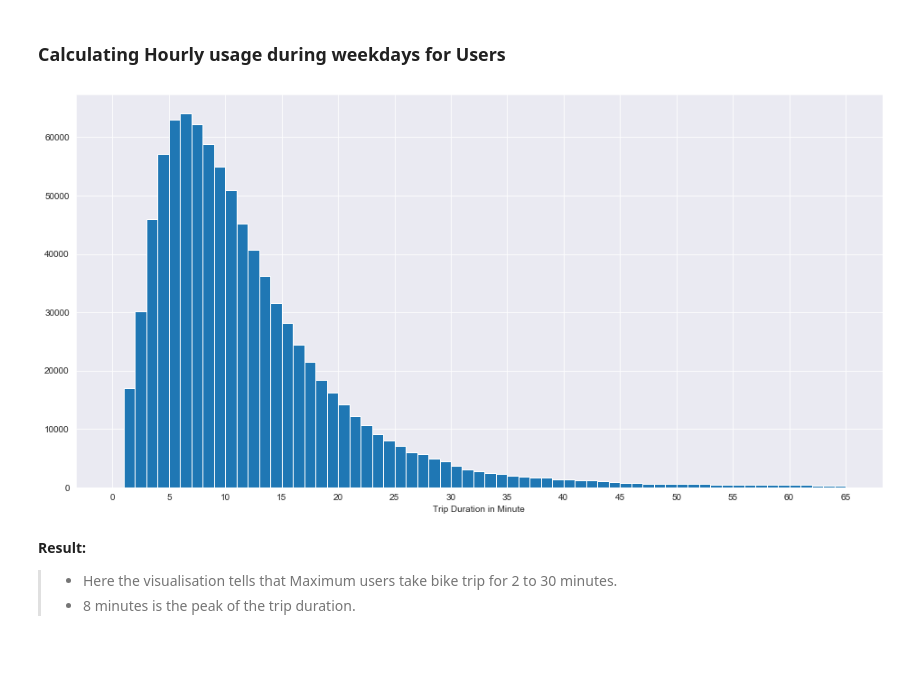
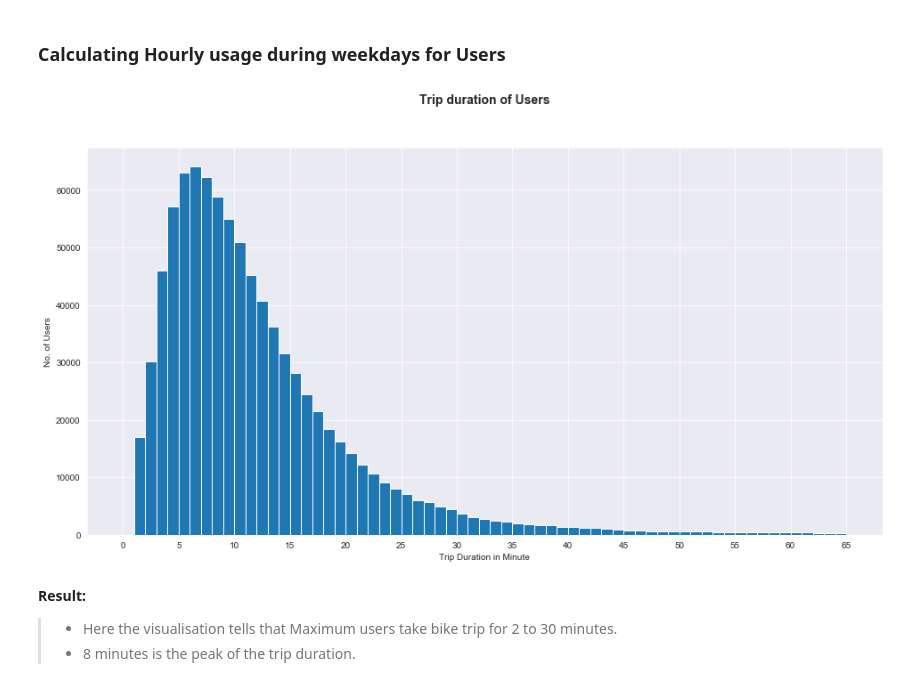
Before and after one commit to abhishekpandeyIT/BayWheelsRideDataExploration, a Jupyter notebook: notebook_slide_deck.ipynb, the cells around one changed output. Saved outputs shown, nothing was run; the diff lists cells and outputs as text; code cells hidden in the pictures; blank space fills up the shorter version.

```diff
--- a/notebook_slide_deck.ipynb
+++ b/notebook_slide_deck.ipynb
@@ -57,14 +57,16 @@ Name: duration_minute, dtype: float64
 # %%
 plt.rcParams['figure.figsize'] = 16, 8
 base_color = sns.color_palette('colorblind')[0]
 sns.set_style('darkgrid')
 bins = np.arange(0, 66, 1)
 ticks = np.arange(0, 66, 5)
 plt.hist(data=df, x='duration_minute', bins=bins);
 plt.xticks(ticks, ticks);
 plt.xlabel('Trip Duration in Minute');
+plt.ylabel('No. of Users');
+plt.title('Trip duration of Users', fontsize=14, fontweight='semibold', y=1.1);
 # %% [output]
-[figure, old version]
+[figure, new version]
 # %% [markdown]
 **Result:**
 > - Here the visualisation tells that Maximum users take bike trip for 2 to 30 minutes.
```
Also changed, not shown: 2 other files.
